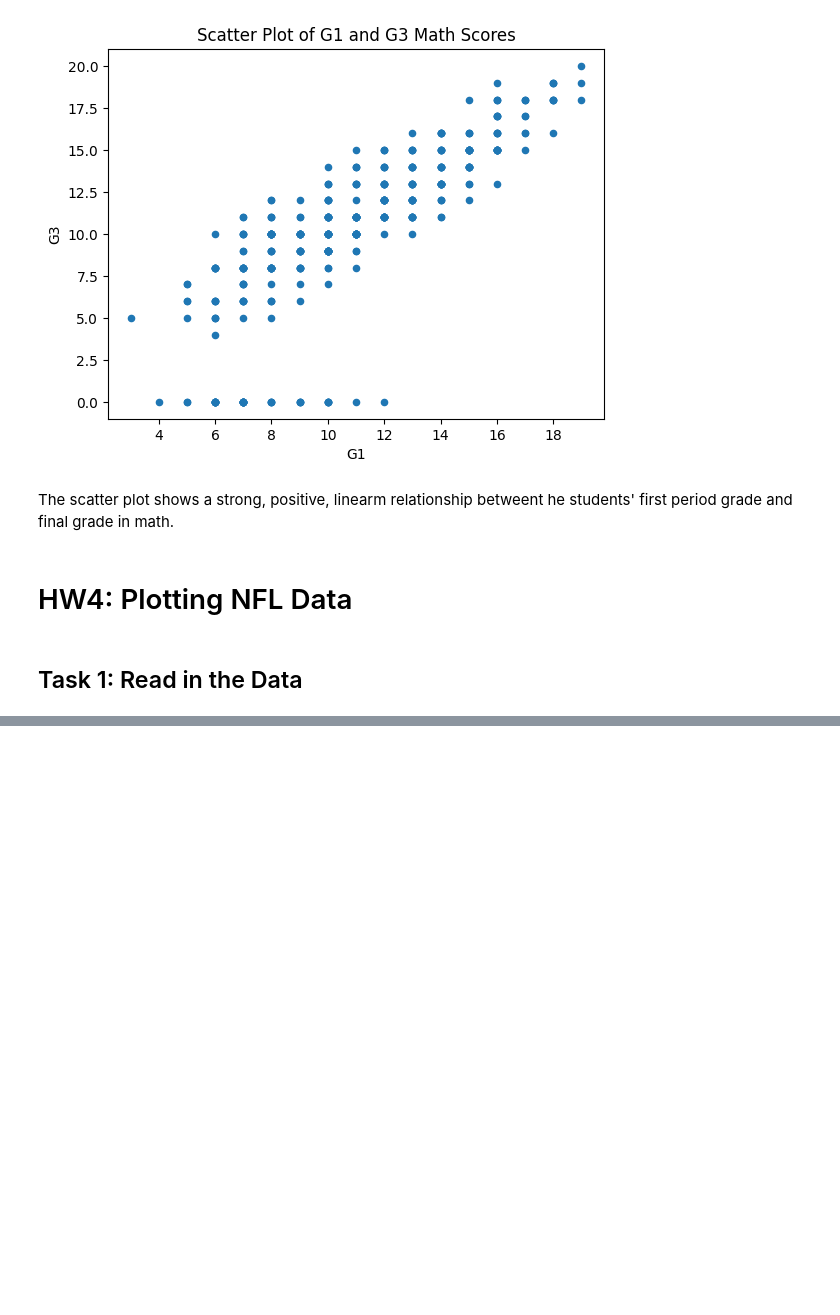
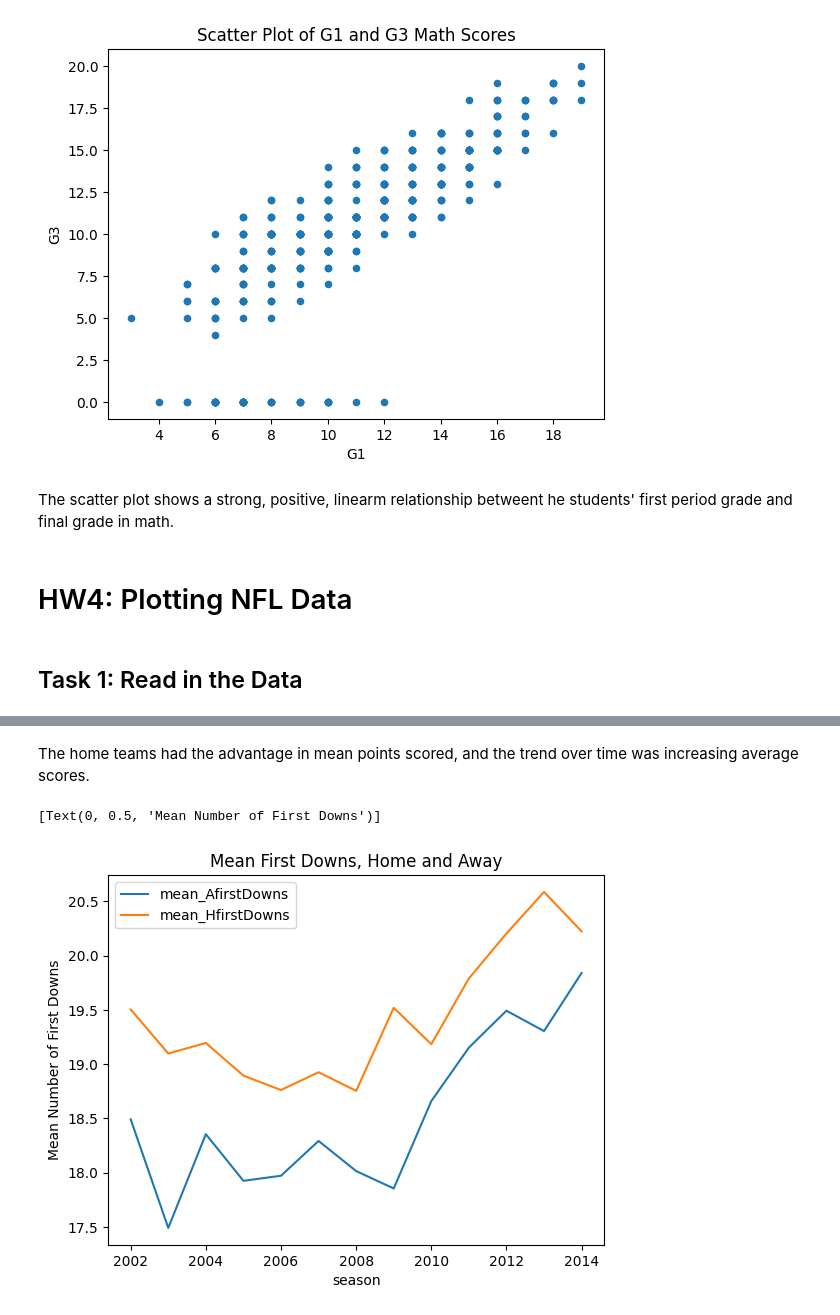
Before and after one commit to lytyler/ST554_Homework4, a Jupyter notebook: Homework4.ipynb, the cells around one changed output, grey strips where cells are left out. Saved outputs shown, nothing was run; the diff lists cells and outputs as text; code cells hidden in the pictures; blank space fills up the shorter version.

```diff
--- a/Homework4.ipynb
+++ b/Homework4.ipynb
@@ -392,0 +556,11 @@ pd.read_csv("")
+# %% [markdown]
+The home teams had the advantage in mean points scored, and the trend over time was increasing average scores.
+# %%
+#create data summary to plot then plot
+plot2_data = regS_data.groupby("season").agg(mean_AfirstDowns = ("AfirstDowns", "mean"),
+                                            mean_HfirstDowns = ("HfirstDowns", "mean"))
+plot2_data.plot.line(title = "Mean First Downs, Home and Away") \
+    .set(ylabel = "Mean Number of First Downs")
+# %% [output]
+[Text(0, 0.5, 'Mean Number of First Downs')]
+[figure, added]
```
Also changed, not shown: parts of 25 cells of this notebook.
